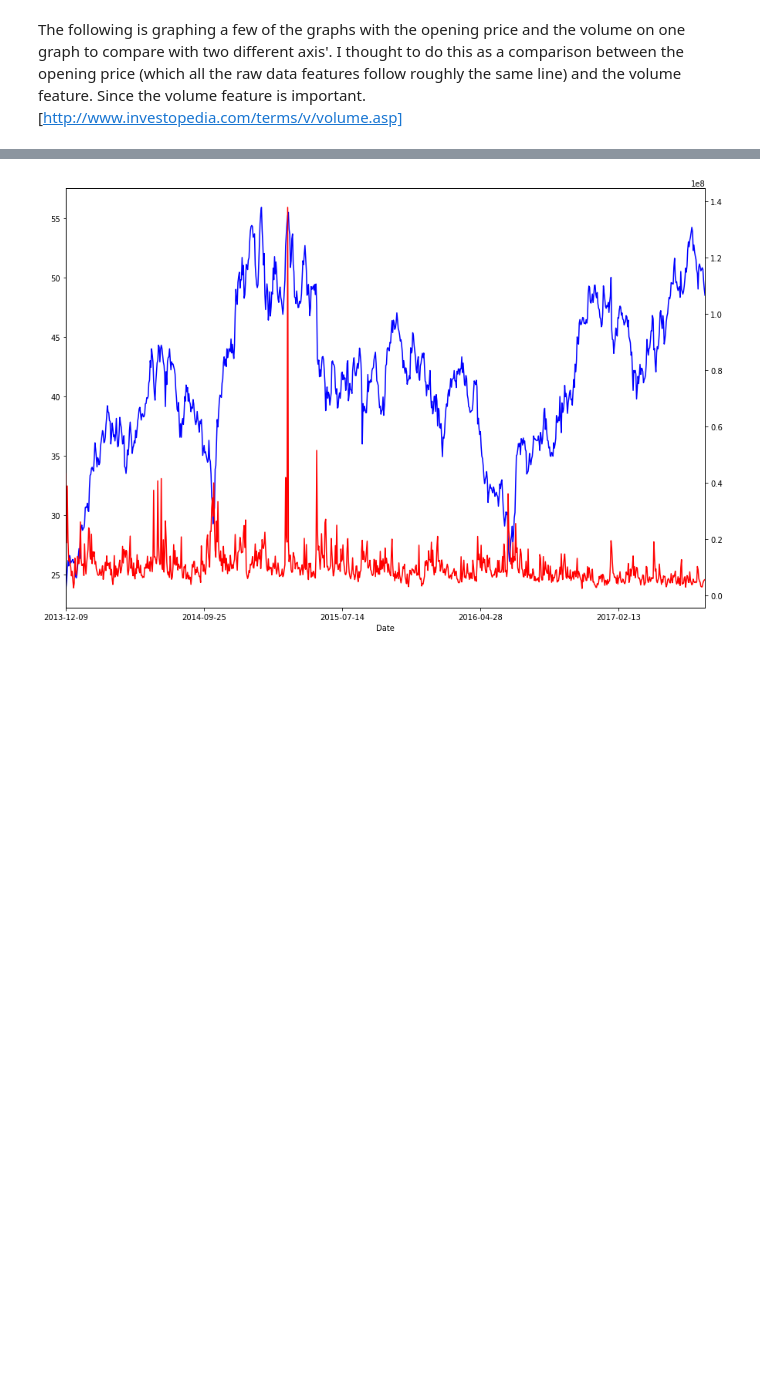
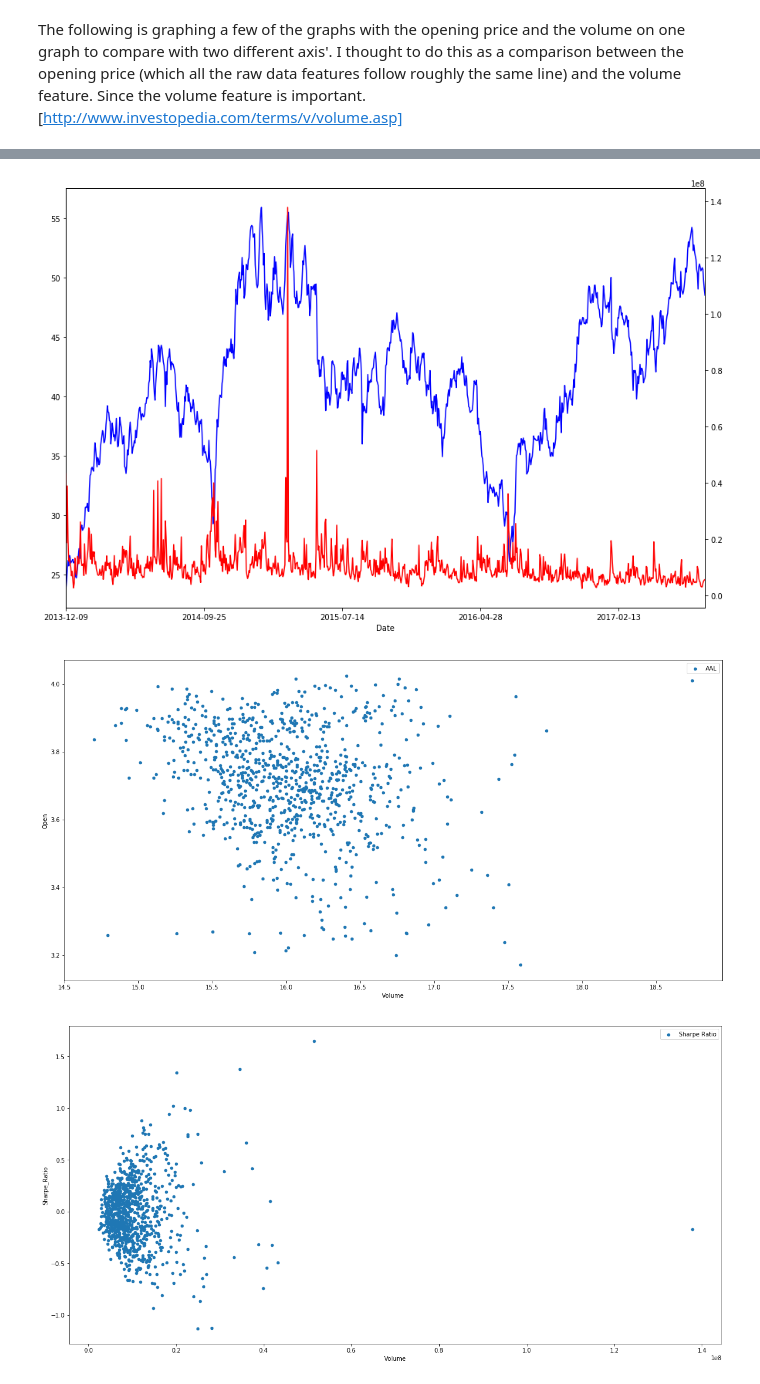
Before and after one commit to kwrjcr/machinelearningnanodegreecapstone, a Jupyter notebook: UdacityMachineLearningNanodegreeCapstoneProject.ipynb, the cells around one changed output, grey strips where cells are left out. Drawn from its saved outputs; the diff is of its cells as text; code cells hidden in the pictures; blank space fills up the shorter version.

Commit message:
feat
Adding in some changes that I made and am trying to find any insight into the data.

```diff
--- a/UdacityMachineLearningNanodegreeCapstoneProject.ipynb
+++ b/UdacityMachineLearningNanodegreeCapstoneProject.ipynb
@@ -74,6 +74,9 @@ def getting_preprocessed_data(symbol):
         df['Open'].replace('', np.nan, inplace=True)
         df.dropna(subset=['Open'], inplace=True)
         return df
+
+
+
 
 
 def plotting_stocks(symbols_list, amount_of_stocks=0):
@@ -92,9 +95,26 @@ def plotting_stocks(symbols_list, amount_of_stocks=0):
         # to the line associated with the right part of the axis
         #ax.legend([ax.get_lines()[0], ax.get_lines()[0]], ['Open','Volume'], bbox_to_anchor=(1.5, 0.5))
         plt.show()
+        #below is the Daily Returns calculation to put into the Sharpe Ratio.
+        df_preprocessed = df.assign(Daily_Returns = np.divide((df.Open - df.Close), df.Close) * 100)
+
+        #Below is the calculation for the Sharpe Ratio column.
+        df_preprocessed = df_preprocessed.assign(Sharpe_Ratio = np.divide((df_preprocessed.Daily_Returns - 0.046), np.std(np.array([df_preprocessed.Open, df_preprocessed.High, df_preprocessed.Close, df_preprocessed.Close]))))
+
+        #Below is the rate of change for the specific stock.
+        df_preprocessed = df_preprocessed.assign(Rate_of_Change = (np.divide(df_preprocessed.Close, df_preprocessed.Open) - 1) * 100)
+
+        #df.plot.scatter(x='Open', y='Volume', label="AAL")
+        log_df = np.log(df)
+        log_df.plot.scatter(x='Volume', y='Open', label="AAL", figsize=(20,10))
+        plt.show()
+        df_preprocessed.plot.scatter(x='Volume', y='Sharpe_Ratio', label="Sharpe Ratio", figsize=(20,10))
+        plt.show()
 # %%
 # printing out the first four stocks to get an idea of how each stock is individually represented.
-plotting_stocks(symbols_list, 1)
+plotting_stocks(symbols_list, 5)
 # %% [output]
 AAL
 [figure]
+[figure, added]
+[figure, added]
```
Also changed, not shown: parts of 16 cells of this notebook.
